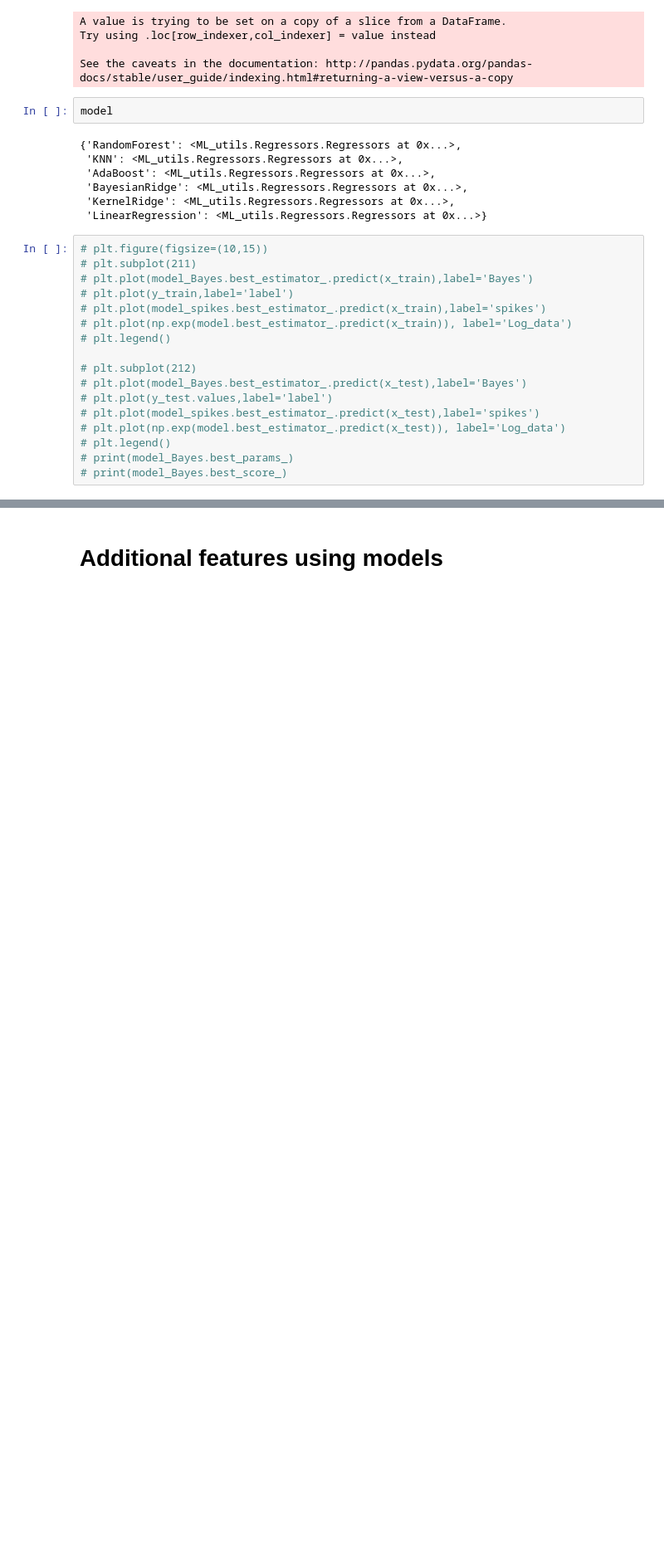
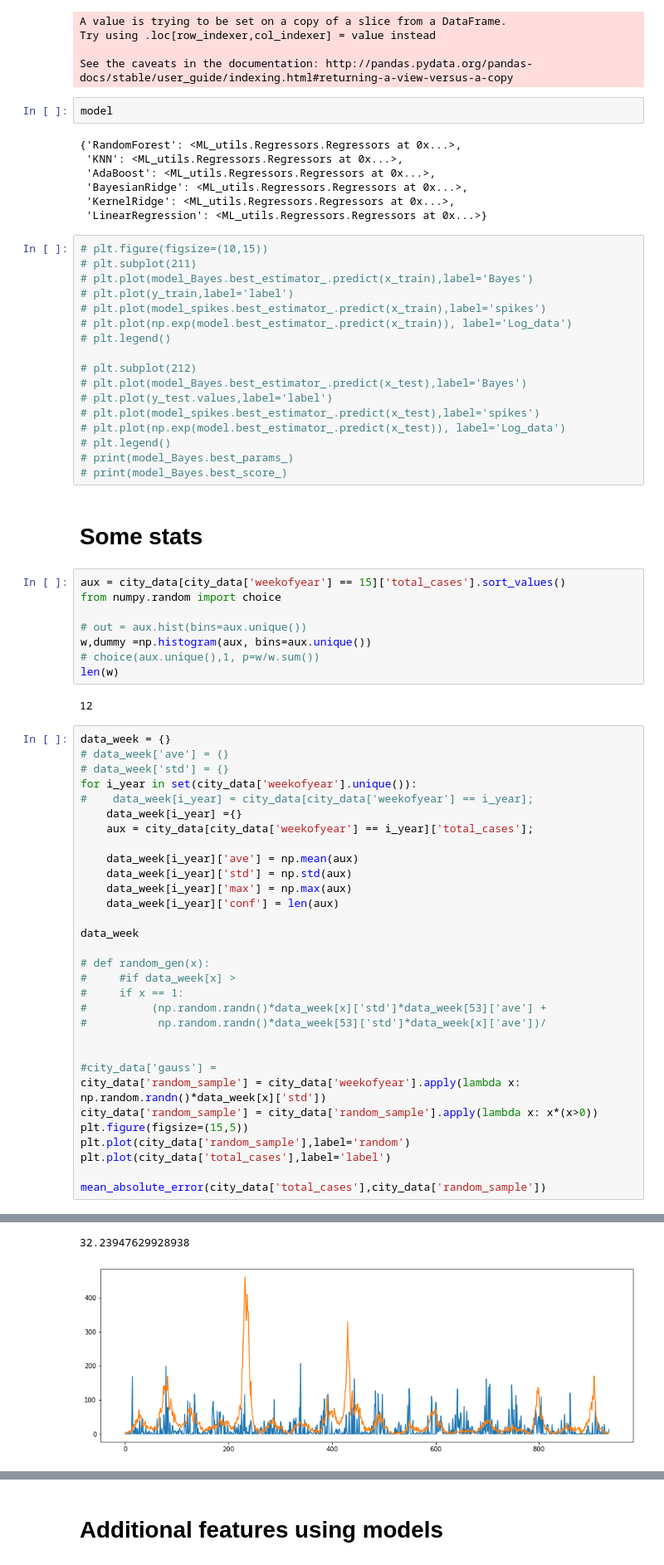
Before and after one commit to arodriguezhidalgo/DengAI_proposal, a Jupyter notebook: Model.ipynb, the cells around one changed output, grey strips where cells are left out. Shown at 83% size. Drawn from its saved outputs; the diff is of its cells as text; blank space fills up the shorter version.

```diff
--- a/Model.ipynb
+++ b/Model.ipynb
@@ -329,3 +351,47 @@ model
 # plt.legend()
 # print(model_Bayes.best_params_)
 # print(model_Bayes.best_score_)
+# %% [markdown]
+# Some stats
+# %%
+aux = city_data[city_data['weekofyear'] == 15]['total_cases'].sort_values()
+from numpy.random import choice
+
+# out = aux.hist(bins=aux.unique())
+w,dummy =np.histogram(aux, bins=aux.unique())
+# choice(aux.unique(),1, p=w/w.sum())
+len(w)
+# %% [output]
+12
+# %%
+data_week = {}
+# data_week['ave'] = {}
+# data_week['std'] = {}
+for i_year in set(city_data['weekofyear'].unique()):
+#    data_week[i_year] = city_data[city_data['weekofyear'] == i_year];
+    data_week[i_year] ={}
+    aux = city_data[city_data['weekofyear'] == i_year]['total_cases'];
+
+    data_week[i_year]['ave'] = np.mean(aux)
+    data_week[i_year]['std'] = np.std(aux)
+    data_week[i_year]['max'] = np.max(aux)
+    data_week[i_year]['conf'] = len(aux)
+
+data_week
+
+# def random_gen(x):
+#     #if data_week[x] >
+#     if x == 1:
+#          (np.random.randn()*data_week[x]['std']*data_week[53]['ave'] +
+#           np.random.randn()*data_week[53]['std']*data_week[x]['ave'])/
+
+
+#city_data['gauss'] =
+city_data['random_sample'] = city_data['weekofyear'].apply(lambda x: np.random.randn()*data_week[x]['std'])
+city_data['random_sample'] = city_data['random_sample'].apply(lambda x: x*(x>0))
+plt.figure(figsize=(15,5))
+plt.plot(city_data['random_sample'],label='random')
+plt.plot(city_data['total_cases'],label='label')
+
+mean_absolute_error(city_data['total_cases'],city_data['random_sample'])
+# %% [output]
@@ -331,0 +406,2 @@ model
+32.23947629928938
+[figure, added]
```
Also changed, not shown: parts of 11 cells of this notebook, 3 other files.
